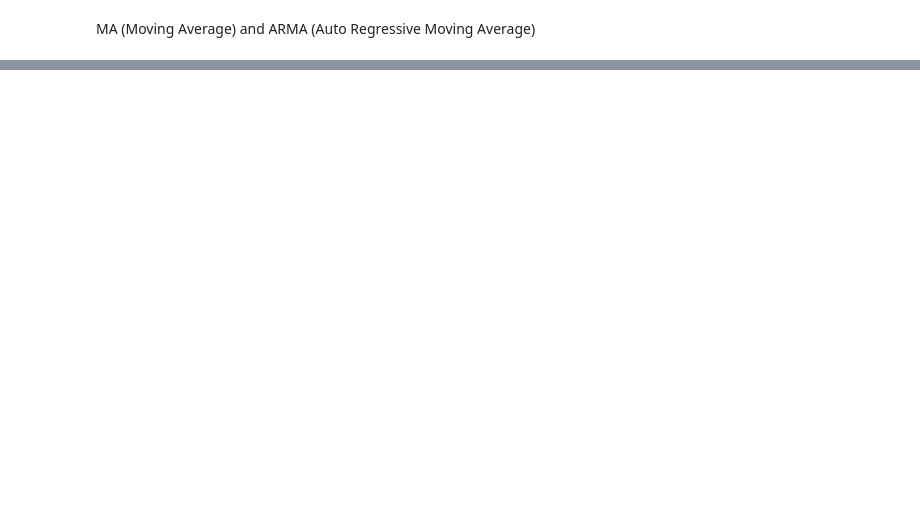
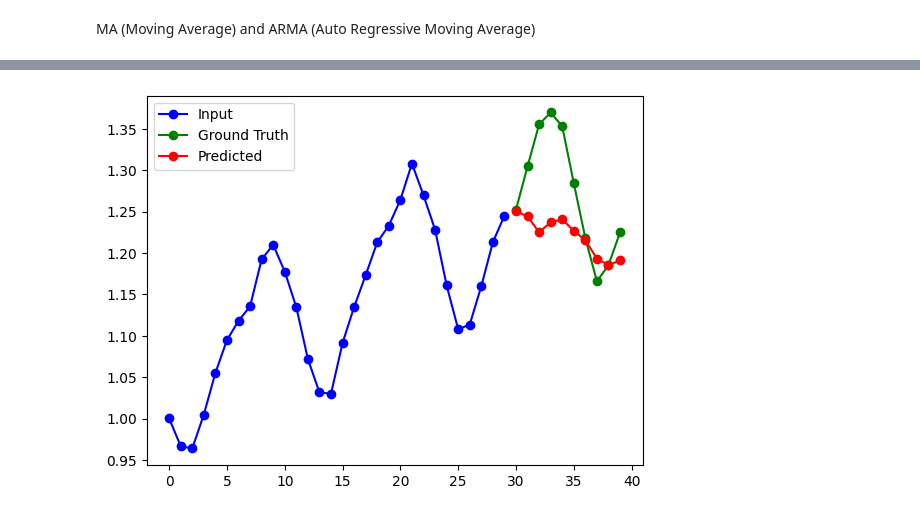
Before and after one commit to Robohrriday/ML_2024_TensionFlow_A3, a Jupyter notebook: Q3_Hrriday/Question3.ipynb, the cells around one changed output, grey strips where cells are left out. Cells and saved outputs as stored; diff of their text form; code cells hidden in the pictures; blank space fills up the shorter version.

```diff
--- a/Q3_Hrriday/Question3.ipynb
+++ b/Q3_Hrriday/Question3.ipynb
@@ -412,0 +355,18 @@ class MA():
+# %%
+import pandas as pd
+from statsmodels.tsa.arima.model import ARIMA
+
+series = pd.Series(scaled_D[int(len(scaled_D)*0.8)+8:int(len(scaled_D)*0.8)+38].reshape(-1,))
+q = 10
+p = 10
+model = ARIMA(series, order=(p, 0, q)) # (autoregressive = 0, differencing = 0, moving average = q)
+model_fit = model.fit()
+forecast = model_fit.forecast(steps=10)
+
+plt.plot(np.arange(0,30,1),series, 'bo-')
+plt.plot(np.arange(30,40,1),scaled_D[int(len(scaled_D)*0.8)+38:int(len(scaled_D)*0.8)+48], 'go-')
+plt.plot(np.arange(30,40,1),forecast, 'ro-')
+plt.legend(['Input', 'Ground Truth', 'Predicted'])
+plt.show()
+# %% [output]
+[figure, added]
```
Also changed, not shown: parts of 8 cells of this notebook.
